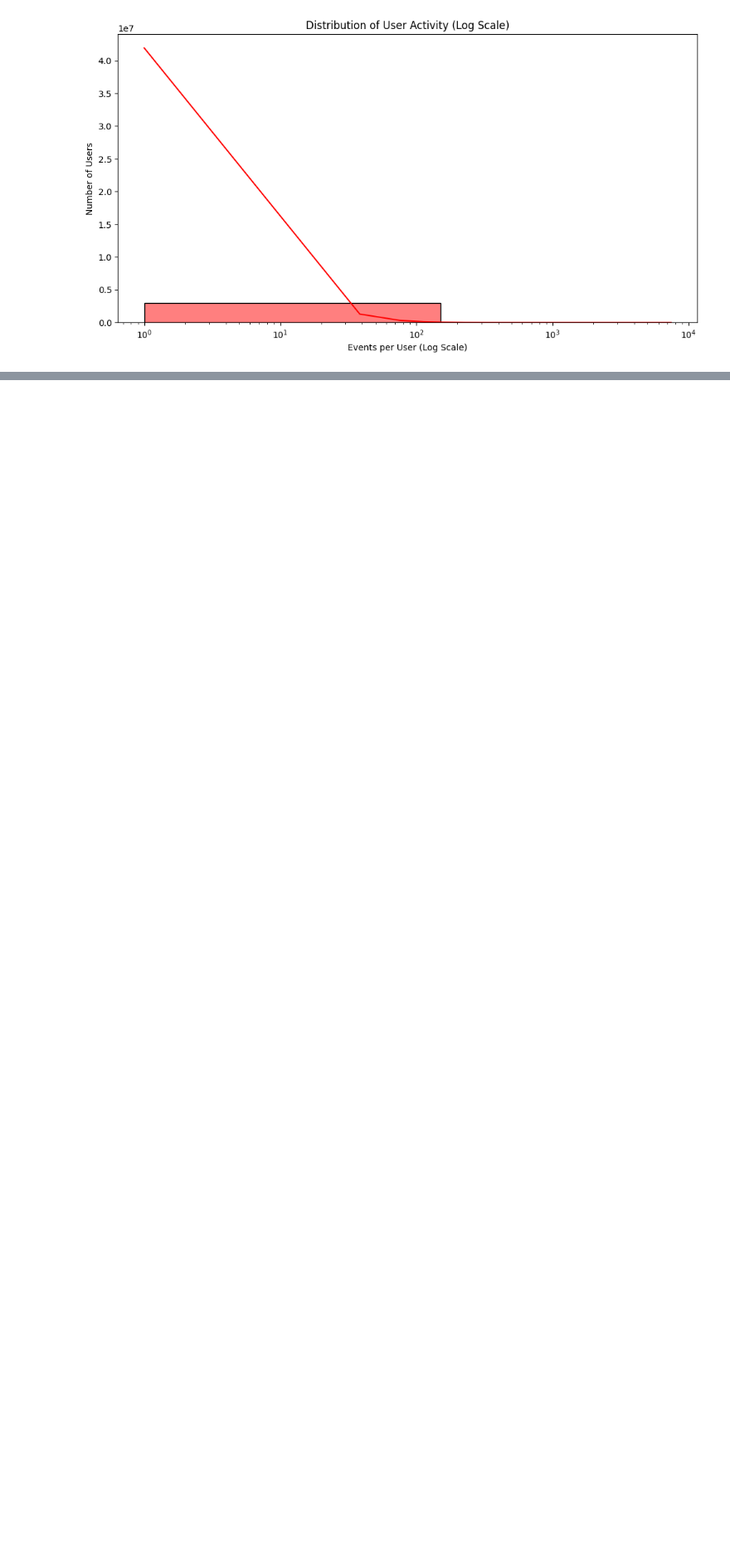
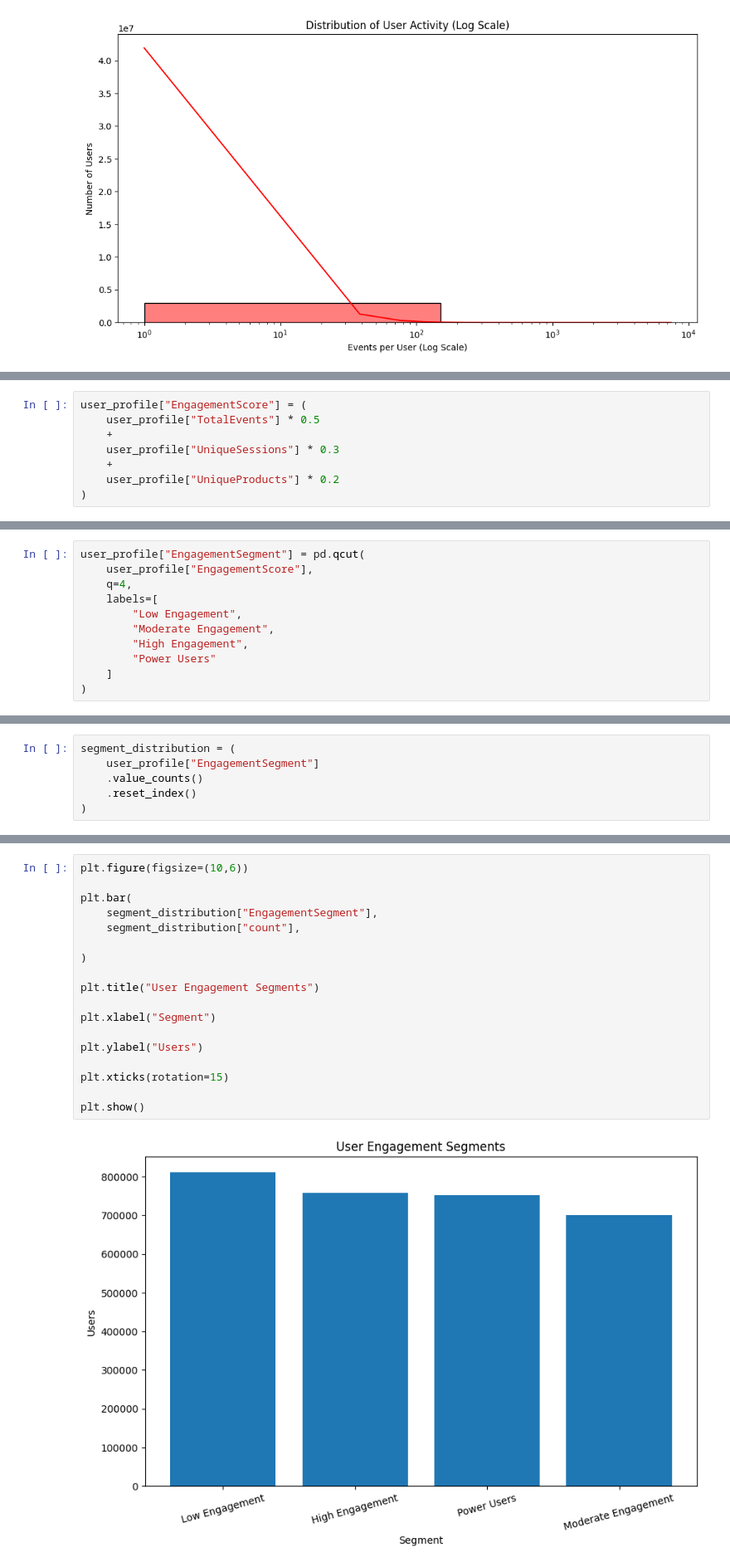
Before and after one commit to KHARCHISalahEddine/data-analysis-portfolio, a Jupyter notebook: projects/productpulse-analytics/notebooks/01_product_eda.ipynb, the cells around one changed output, grey strips where cells are left out. Shown at 83% size. Cells and saved outputs as stored; diff of their text form; blank space fills up the shorter version.

```diff
--- a/projects/productpulse-analytics/notebooks/01_product_eda.ipynb
+++ b/projects/productpulse-analytics/notebooks/01_product_eda.ipynb
@@ -390,0 +672,8 @@ plt.show()
+# %%
+user_profile["EngagementScore"] = (
+    user_profile["TotalEvents"] * 0.5
+    +
+    user_profile["UniqueSessions"] * 0.3
+    +
+    user_profile["UniqueProducts"] * 0.2
+)
@@ -390,0 +698,11 @@ plt.show()
+# %%
+user_profile["EngagementSegment"] = pd.qcut(
+    user_profile["EngagementScore"],
+    q=4,
+    labels=[
+        "Low Engagement",
+        "Moderate Engagement",
+        "High Engagement",
+        "Power Users"
+    ]
+)
@@ -390,0 +727,6 @@ plt.show()
+# %%
+segment_distribution = (
+    user_profile["EngagementSegment"]
+    .value_counts()
+    .reset_index()
+)
@@ -390,0 +765,20 @@ plt.show()
+# %%
+plt.figure(figsize=(10,6))
+
+plt.bar(
+    segment_distribution["EngagementSegment"],
+    segment_distribution["count"],
+
+)
+
+plt.title("User Engagement Segments")
+
+plt.xlabel("Segment")
+
+plt.ylabel("Users")
+
+plt.xticks(rotation=15)
+
+plt.show()
+# %% [output]
+[figure, added]
```
Also changed, not shown: parts of 69 cells of this notebook, 1 other file.
